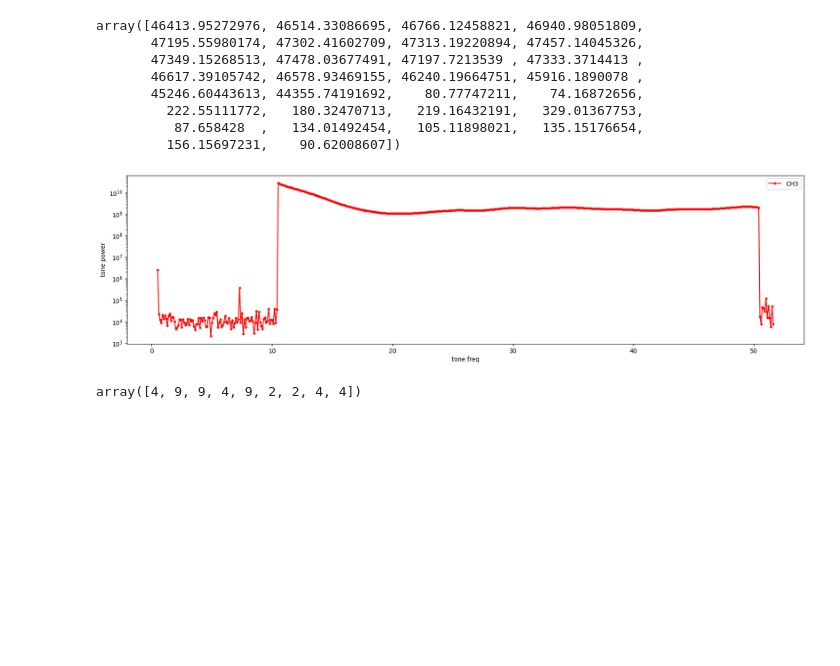
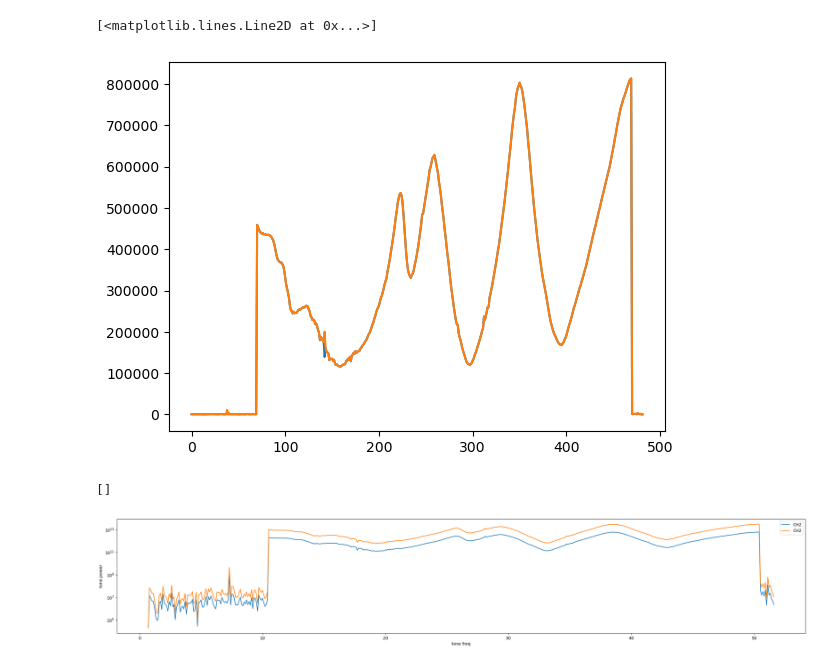
Before and after one commit to lusee-night/uncrater, a Jupyter notebook: calib_test.ipynb, the cells around one changed output. Drawn from its saved outputs; the diff is of its cells as text; code cells hidden in the pictures; blank space fills up the shorter version.

```diff
--- a/calib_test.ipynb
+++ b/calib_test.ipynb
@@ -151,0 +191,36 @@ plt.plot(s[900::].reshape(-1,4).mean(axis=0))
+# %%
+_,wf = np.loadtxt("calibrator_231001.txt").T
+wf = np.fft.rfft(np.hstack((wf,wf)))
+wf = wf[2::4]
+# %%
+calib_data = []
+
+for ch in range(4):
+    first = C.calib_data[-1,ch,:]
+    for second in C.calib_data[-2:1:-1,ch,:]:
+        second_phased = phase_up(first,second)
+        first += second_phased
+        #plt.plot(np.angle(first[20:]/second_phased[20:]))
+        #plt.plot(second_phased[20:])
+        #stop()
+    calib_data.append(first)
+calib_data = np.array(calib_data)
+#plt.plot(np.abs(calib_data[2,:]))
+# %%
+calib_data_wf = []
+for ch in range(4):
+    first = np.zeros(512,dtype=complex)
+    for second in C.calib_data[1:,ch,:]:
+        second_phased = phase_up(wf,second)
+        first += second_phased
+        #plt.plot(np.angle(first[20:]/second_phased[20:]))
+        #plt.plot(second_phased[20:])
+        #stop()
+    calib_data_wf.append(first)
+calib_data_wf = np.array(calib_data_wf)
+# %%
+plt.plot(np.abs(calib_data_wf[2,30:]))
+plt.plot(np.abs(C.calib_data[1:,2,30:]).mean(axis=0)*6)
+# %% [output]
+[<matplotlib.lines.Line2D at 0x...>]
+[figure, added]
@@ -152,43 +230,27 @@ plt.plot(s[900::].reshape(-1,4).mean(axis=0))
 # %%
-plt.figure(figsize=(20,5))
+plt.figure(figsize=(30,5))
 tfreq=0.5+0.1*np.arange(512)
-for ch in range(3,4):
-    plt.plot(tfreq,np.abs(C.calib_data[ch,1:,:]**2).mean(axis=0), 'r.-',label='CH'+str(ch))
+for ch in [2]:#range(0,4):
+    plt.plot(tfreq[2:],np.abs(C.calib_data[1:,ch,2:]**2).mean(axis=0),label='CH'+str(ch))
+    plt.plot(tfreq[2:],np.abs(calib_data[ch,2:]**2),label='CH'+str(ch))
+    #plt.plot(tfreq[2:],np.abs(Cd.calib_data[0:1,ch,2:]**2).mean(axis=0)*4,label='CH'+str(ch))
     #plt.plot(np.abs(Cx.calib_data[ch,1:,:]**1).mean(axis=0), label='CH'+str(ch))
 
     #plt.plot(np.abs(C.calib_data[ch,1:,100:500]**1).mean(axis=0)/np.abs(Cx.calib_data[ch,1:,100:500]**1).mean(axis=0), label='CH'+str(ch))
 
 
 plt.legend()
 plt.xlabel('tone freq')
 plt.ylabel('tone power')
 
 #i1= np.real(C.calib_data[2,:,400])
 #i2=np.imag(C.calib_data[2,:,400])
 #i3= np.real(C.calib_data[3,:,400])
 #plt.plot(np.imag(C.calib_data[3,:,100]))
 #plt.plot(C.calib_data[0,:,400])
 #plt.plot(r3**2+i3**2)
 
 plt.semilogy()
-np.abs(C.calib_data[ch,1,-30:])
 # %% [output]
-array([46413.95272976, 46514.33086695, 46766.12458821, 46940.98051809,
-       47195.55980174, 47302.41602709, 47313.19220894, 47457.14045326,
-       47349.15268513, 47478.03677491, 47197.7213539 , 47333.3714413 ,
-       46617.39105742, 46578.93469155, 46240.19664751, 45916.1890078 ,
-       45246.60443613, 44355.74191692,    80.77747211,    74.16872656,
-         222.55111772,   180.32470713,   219.16432191,   329.01367753,
-          87.658428  ,   134.01492454,   105.11898021,   135.15176654,
-         156.15697231,    90.62008607])
+[]
-[figure, old version]
+[figure, new version]
-# %%
-C.gNacc
-#plt.imshow(cordic2rad(C.gphase[:,:16]),aspect='auto', interpolation='nearest')
-#plt.plot(C.gphase[30,:16])
-#plt.plot(C.gphase[60,:16])
-
-#plt.plot(C.calib_data[0,1,:])
-#plt.plot(C.calib_data[0,60,:])
-# %% [output]
-array([4, 9, 9, 4, 9, 2, 2, 4, 4])
```
Also changed, not shown: parts of 44 cells of this notebook, 6 other files.
